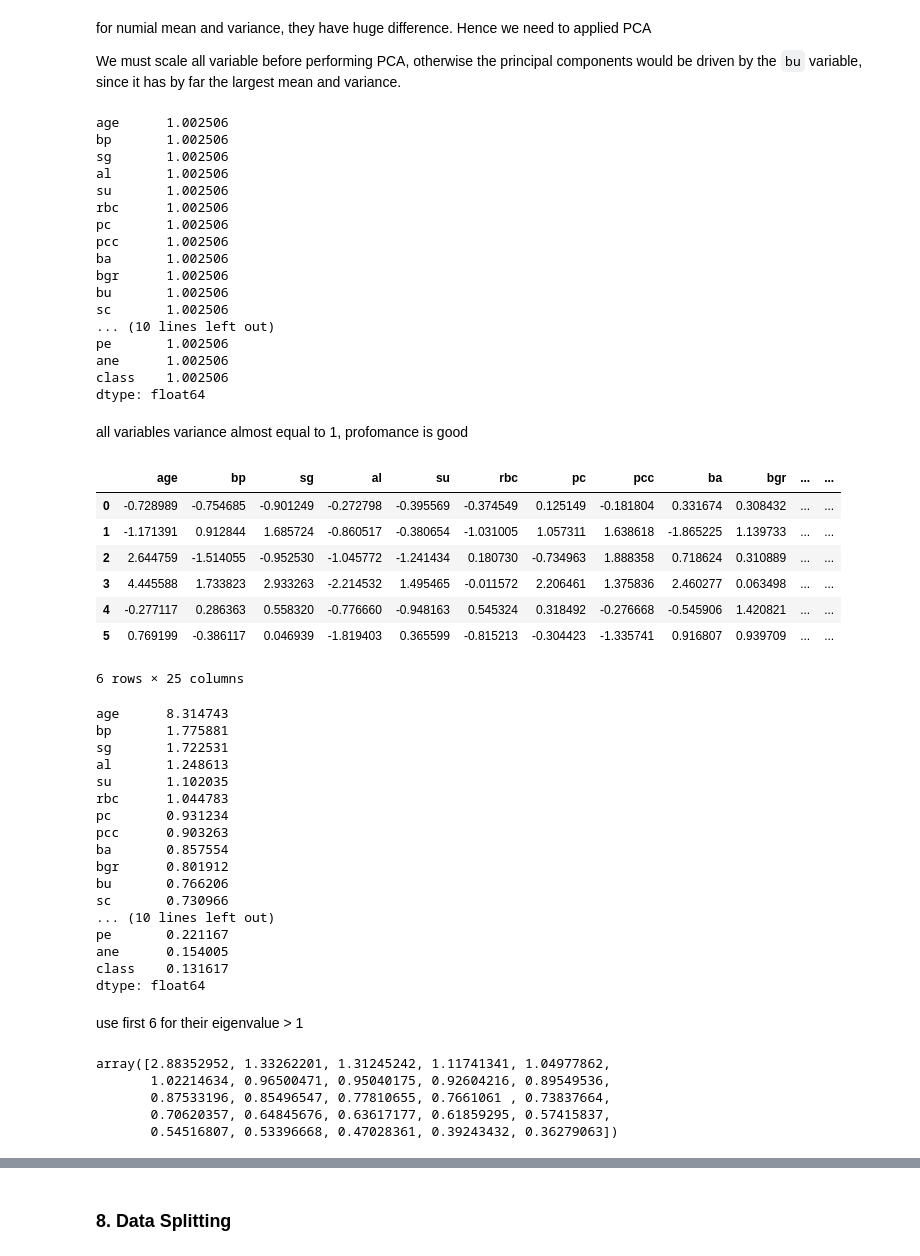
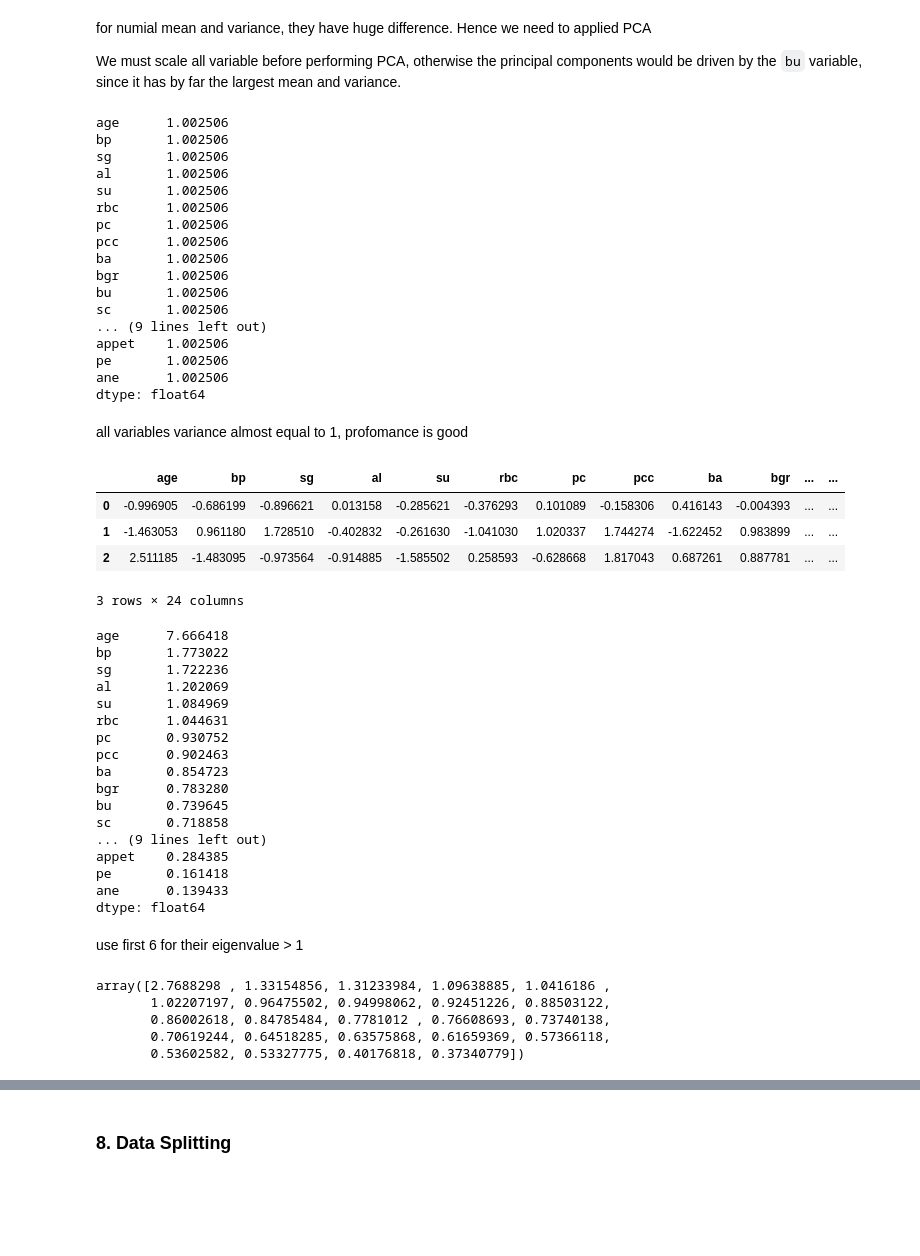
Before and after one commit to Barkesty/Project-Chronic-Kidney-Disease-Classification-Challenge, a Jupyter notebook: project.ipynb, the cells around one changed output, grey strips where cells are left out. Saved outputs shown, nothing was run; the diff lists cells and outputs as text; code cells hidden in the pictures; blank space fills up the shorter version.

```diff
--- a/project.ipynb
+++ b/project.ipynb
@@ -449,6 +449,7 @@ for numial mean and variance, they have huge difference. Hence we need to applie
 We must scale all variable before performing PCA, otherwise the principal components would be driven by the `bu` variable, since it has by far the largest mean and variance.
 # %%
 X = pd.DataFrame(scale(df), index=df.index, columns=df.columns)
+X = X.drop(columns='class')
 # %%
 X.var()
 # %% [output]
@@ -464,10 +465,10 @@ ba       1.002506
 bgr      1.002506
 bu       1.002506
 sc       1.002506
-... (10 lines left out)
+... (9 lines left out)
+appet    1.002506
 pe       1.002506
 ane      1.002506
-class    1.002506
 dtype: float64
 # %% [markdown]
 all variables variance almost equal to 1, profomance is good
@@ -475,46 +476,43 @@ all variables variance almost equal to 1, profomance is good
 pca_X = PCA()
 # %%
 pc_scores = pd.DataFrame(pca_X.fit_transform(X), columns=X.columns, index=X.index)
-pc_scores.head(6)
+pc_scores.head(3)
 # %% [output]
 |  | age | bp | sg | al | su | rbc | pc | pcc | ba | bgr | ... | ... |
-| 0 | -0.728989 | -0.754685 | -0.901249 | -0.272798 | -0.395569 | -0.374549 | 0.125149 | -0.181804 | 0.331674 | 0.308432 | ... | ... |
-| 1 | -1.171391 | 0.912844 | 1.685724 | -0.860517 | -0.380654 | -1.031005 | 1.057311 | 1.638618 | -1.865225 | 1.139733 | ... | ... |
-| 2 | 2.644759 | -1.514055 | -0.952530 | -1.045772 | -1.241434 | 0.180730 | -0.734963 | 1.888358 | 0.718624 | 0.310889 | ... | ... |
-| 3 | 4.445588 | 1.733823 | 2.933263 | -2.214532 | 1.495465 | -0.011572 | 2.206461 | 1.375836 | 2.460277 | 0.063498 | ... | ... |
-| 4 | -0.277117 | 0.286363 | 0.558320 | -0.776660 | -0.948163 | 0.545324 | 0.318492 | -0.276668 | -0.545906 | 1.420821 | ... | ... |
-| 5 | 0.769199 | -0.386117 | 0.046939 | -1.819403 | 0.365599 | -0.815213 | -0.304423 | -1.335741 | 0.916807 | 0.939709 | ... | ... |
+| 0 | -0.996905 | -0.686199 | -0.896621 | 0.013158 | -0.285621 | -0.376293 | 0.101089 | -0.158306 | 0.416143 | -0.004393 | ... | ... |
+| 1 | -1.463053 | 0.961180 | 1.728510 | -0.402832 | -0.261630 | -1.041030 | 1.020337 | 1.744274 | -1.622452 | 0.983899 | ... | ... |
+| 2 | 2.511185 | -1.483095 | -0.973564 | -0.914885 | -1.585502 | 0.258593 | -0.628668 | 1.817043 | 0.687261 | 0.887781 | ... | ... |
-6 rows × 25 columns
+3 rows × 24 columns
 # %%
 pc_scores.var()
 # %% [output]
-age      8.314743
-bp       1.775881
-sg       1.722531
-al       1.248613
-su       1.102035
-rbc      1.044783
-pc       0.931234
-pcc      0.903263
-ba       0.857554
-bgr      0.801912
-bu       0.766206
-sc       0.730966
-... (10 lines left out)
-pe       0.221167
-ane      0.154005
-class    0.131617
+age      7.666418
+bp       1.773022
+sg       1.722236
+al       1.202069
+su       1.084969
+rbc      1.044631
+pc       0.930752
+pcc      0.902463
+ba       0.854723
+bgr      0.783280
+bu       0.739645
+sc       0.718858
+... (9 lines left out)
+appet    0.284385
+pe       0.161418
+ane      0.139433
 dtype: float64
 # %% [markdown]
 use first 6 for their eigenvalue > 1
 # %%
 np.sqrt(pca_X.explained_variance_)
 # %% [output]
-array([2.88352952, 1.33262201, 1.31245242, 1.11741341, 1.04977862,
-       1.02214634, 0.96500471, 0.95040175, 0.92604216, 0.89549536,
-       0.87533196, 0.85496547, 0.77810655, 0.7661061 , 0.73837664,
-       0.70620357, 0.64845676, 0.63617177, 0.61859295, 0.57415837,
-       0.54516807, 0.53396668, 0.47028361, 0.39243432, 0.36279063])
+array([2.7688298 , 1.33154856, 1.31233984, 1.09638885, 1.0416186 ,
+       1.02207197, 0.96475502, 0.94998062, 0.92451226, 0.88503122,
+       0.86002618, 0.84785484, 0.7781012 , 0.76608693, 0.73740138,
+       0.70619244, 0.64518285, 0.63575868, 0.61659369, 0.57366118,
+       0.53602582, 0.53327775, 0.40176818, 0.37340779])
 # %%
 pca_X.explained_variance_
 # %% [output]
```
Also changed, not shown: parts of 10 cells of this notebook.
